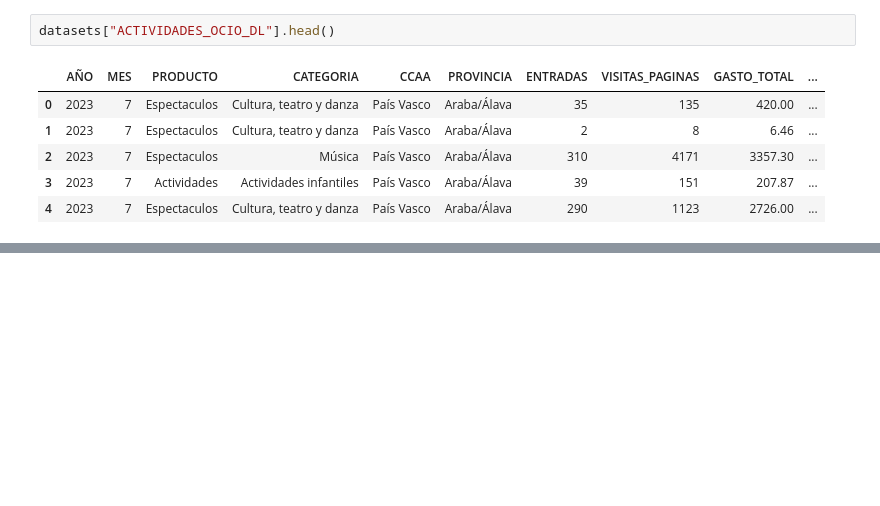
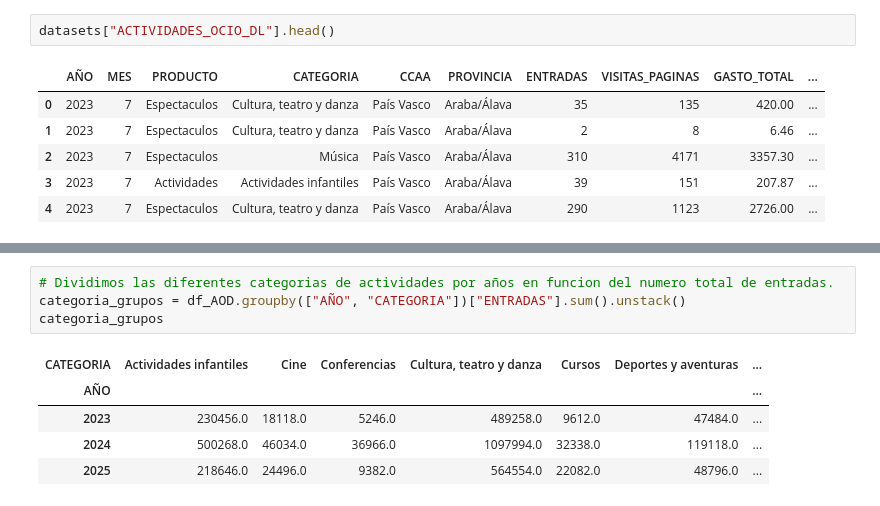
Before and after one commit to lorenabao/ETL_Turismo, a Jupyter notebook: 01_Extraction.ipynb, the cells around one changed output, grey strips where cells are left out. Saved outputs shown, nothing was run; the diff lists cells and outputs as text; blank space fills up the shorter version.

```diff
--- a/01_Extraction.ipynb
+++ b/01_Extraction.ipynb
@@ -108,0 +147,10 @@ datasets["ACTIVIDADES_OCIO_DL"].head()
+# %%
+# Dividimos las diferentes categorias de actividades por años en funcion del numero total de entradas.
+categoria_grupos = df_AOD.groupby(["AÑO", "CATEGORIA"])["ENTRADAS"].sum().unstack()
+categoria_grupos
+# %% [output]
+| CATEGORIA | Actividades infantiles | Cine | Conferencias | Cultura, teatro y danza | Cursos | Deportes y aventuras | ... |
+| AÑO |  |  |  |  |  |  | ... |
+| 2023 | 230456.0 | 18118.0 | 5246.0 | 489258.0 | 9612.0 | 47484.0 | ... |
+| 2024 | 500268.0 | 46034.0 | 36966.0 | 1097994.0 | 32338.0 | 119118.0 | ... |
+| 2025 | 218646.0 | 24496.0 | 9382.0 | 564554.0 | 22082.0 | 48796.0 | ... |
```
Also changed, not shown: parts of 11 cells of this notebook.
